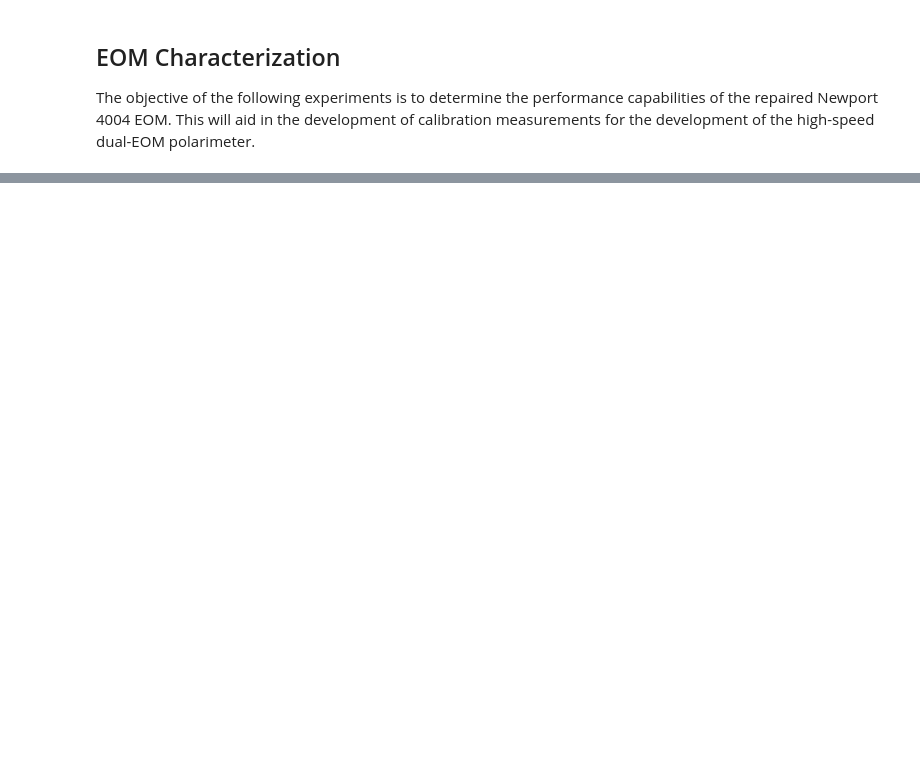
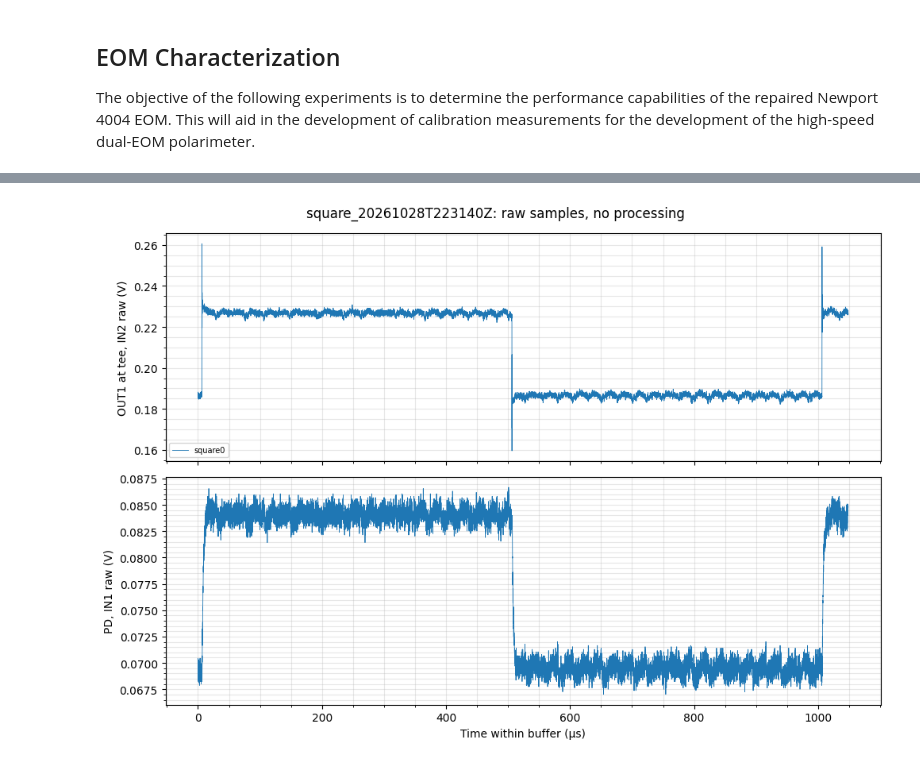
Before and after one commit to tyndalestutz/epscor-project-tools, a Jupyter notebook: notebooks/Tutorial-EOM_performance_characterization.ipynb, the cells around one changed output, grey strips where cells are left out. Drawn from its saved outputs; the diff is of its cells as text; code cells hidden in the pictures; blank space fills up the shorter version.

```diff
--- a/notebooks/Tutorial-EOM_performance_characterization.ipynb
+++ b/notebooks/Tutorial-EOM_performance_characterization.ipynb
@@ -695,0 +446,29 @@ else:
+# %%
+# Vπ numbers (Decisions 2-4): per buffer, no averaging across buffers.
+def fringe_rows(run):
+    """Per buffer: time, PD peak/trough (raw extremes), halfway height, two crossings and Vπ at the tee."""
+    meta = json.loads((run / "metadata.json").read_text())
+    fs = np.array([[meta["full_scale_v"]["in1"]], [meta["full_scale_v"]["in2"]]])
+    t0, rows = meta["captures"][0]["metadata"]["requested_monotonic_s"], []
+    with np.load(run / "raw.npz") as z:
+        for c in meta["captures"]:
+            pd, tee = z[c["name"]] / 8192 * fs
+            half = (pd.max() + pd.min()) / 2
+            xs = np.sort(tee[np.abs(pd - half) < 0.002])   # samples near the halfway height
+            gap = np.diff(xs).argmax()                    # the two crossings are the two clusters
+            left, right = xs[:gap + 1].mean(), xs[gap + 1:].mean()
+            rows.append({"name": c["name"], "t_s": c["metadata"]["requested_monotonic_s"] - t0, "peak_v": pd.max(),
+                         "trough_v": pd.min(), "half_v": half, "left_v": left, "right_v": right, "vpi_tee_v": right - left})
+            print(f"{c['name']}: halfway {half:.4f} V, crossings {left:+.4f} / {right:+.4f} V "
+                  f"({gap + 1} / {len(xs) - gap - 1} samples) -> Vπ {right - left:.4f} V at tee")
+    return rows
+
+rows = fringe_rows(vpi_run)
+vpi_tee = np.array([r["vpi_tee_v"] for r in rows])
+vpi_result = {"run": vpi_run.name, "vpi_tee_v": vpi_tee.tolist(), "vpi_command_v": (vpi_tee / drive_check["tee_gain"]).tolist(),
+              "tee_gain_from": drive_check["run"]}
+# Bias for the small-signal tests below: the right crossing of the LAST buffer, converted to command volts (Decision 1).
+bias_v = round((rows[-1]["right_v"] - drive_check["tee_zero_v"]) / drive_check["tee_gain"], 4)
+print(f"Vπ = {vpi_tee.min():.4f}-{vpi_tee.max():.4f} V at tee = {min(vpi_result['vpi_command_v']):.4f}-"
+      f"{max(vpi_result['vpi_command_v']):.4f} V command ({len(rows)} buffers)")
+print(f"Bias for step/sweep/network tests: {bias_v:+.4f} V command (right crossing, last buffer). Run those soon: the fringe drifts.")
@@ -695,0 +517,7 @@ else:
+# %%
+# Bias = right crossing of the latest Vπ run (bias_v, from the Vπ numbers cell); ±0.02 V ≈ ±8 V at the EOM.
+# 1 kHz, decimation 8: 64 ns per sample, 1.05 ms buffer (> one 0.5 ms half-period).
+# Check by eye first: the two PD levels should sit either side of ≈ 0.25 V and move in opposite directions on each edge.
+# Slew test: run again with peak_v 0.04 and compare rise times (doubles if slew-limited).
+step_test = {"offset_v": bias_v, "peak_v": 0.02, "frequency_hz": 1000.0, "decimation": 8, "buffers": 1, "settle_s": 1.0}
+step_run = rp_run("square", wiring="Out1 -> In2 and preamp, preamp -> 3211 -> 4004 EOM", square=step_test)  # Type what is connected now
@@ -695,0 +531,4 @@ else:
+# %%
+raw_look(step_run)
+# %% [output]
+[figure, added]
```
Also changed, not shown: parts of 42 cells of this notebook.
